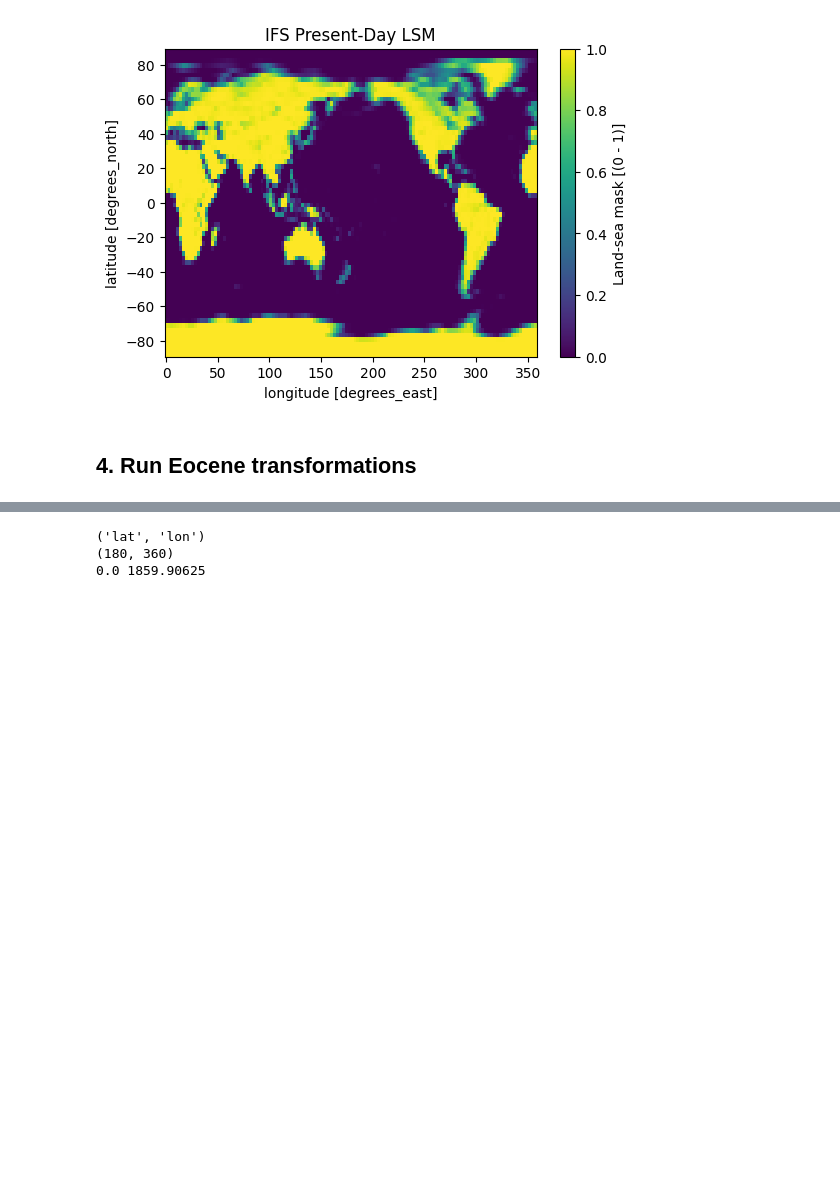
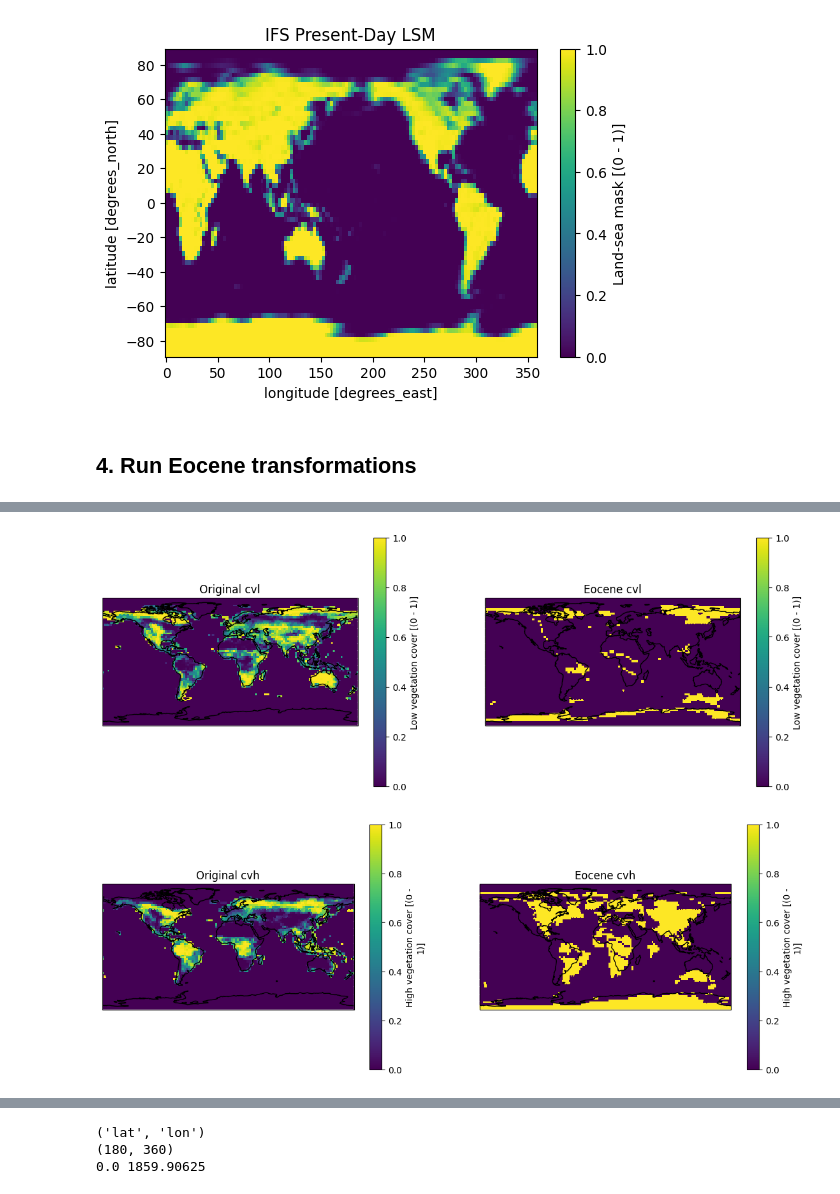
Before and after one commit to asozza/ecearth-quests, a Jupyter notebook: epochal/OIFS/modify_oifs.ipynb, the cells around one changed output, grey strips where cells are left out. Drawn from its saved outputs; the diff is of its cells as text; code cells hidden in the pictures; blank space fills up the shorter version.

```diff
--- a/epochal/OIFS/modify_oifs.ipynb
+++ b/epochal/OIFS/modify_oifs.ipynb
@@ -163,3 +234,9 @@ cdo(1) selname (Abort): No variables selected!
+# %%
+compare_maps("cvl", orig, new)    # vegetation low
+compare_maps("cvh", orig, new)    # vegetation high
+# %% [output]
+[figure, added]
+[figure, added]
 # %%
 orig = os.path.join(eocene.idir_init, "ICMGGECE4INIT")
 new  = os.path.join(eocene.odir_init, "ICMGGECE4INIT")
```
Also changed, not shown: parts of 38 cells of this notebook, 4 other files.
